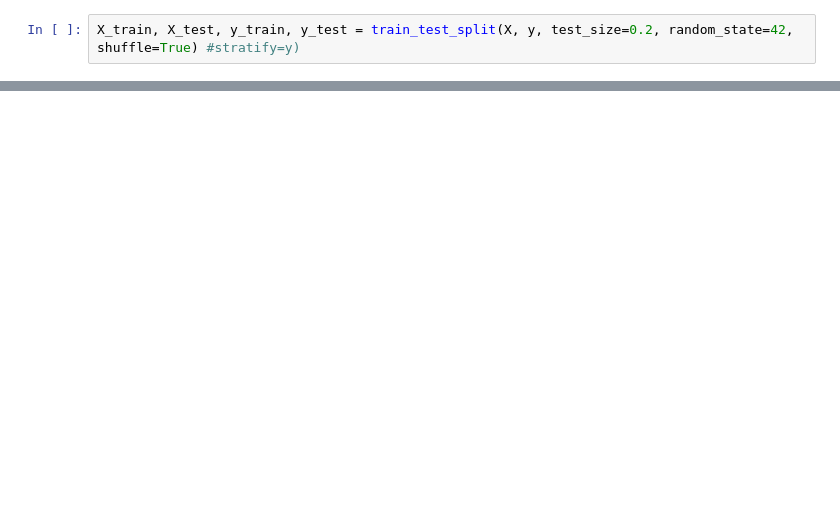
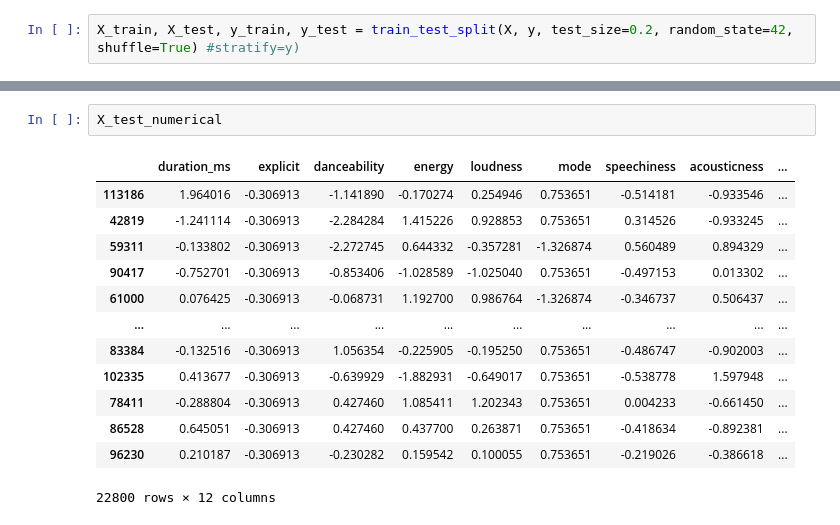
Before and after one commit to nemolino/TrackPopularityPredictor, a Jupyter notebook: notebook.ipynb, the cells around one changed output, grey strips where cells are left out. Cells and saved outputs as stored; diff of their text form; blank space fills up the shorter version.

```diff
--- a/notebook.ipynb
+++ b/notebook.ipynb
@@ -156,0 +126,16 @@ X_train_numerical
+# %%
+X_test_numerical
+# %% [output]
+|  | duration_ms | explicit | danceability | energy | loudness | mode | speechiness | acousticness | ... |
+| 113186 | 1.964016 | -0.306913 | -1.141890 | -0.170274 | 0.254946 | 0.753651 | -0.514181 | -0.933546 | ... |
+| 42819 | -1.241114 | -0.306913 | -2.284284 | 1.415226 | 0.928853 | 0.753651 | 0.314526 | -0.933245 | ... |
+| 59311 | -0.133802 | -0.306913 | -2.272745 | 0.644332 | -0.357281 | -1.326874 | 0.560489 | 0.894329 | ... |
+| 90417 | -0.752701 | -0.306913 | -0.853406 | -1.028589 | -1.025040 | 0.753651 | -0.497153 | 0.013302 | ... |
+| 61000 | 0.076425 | -0.306913 | -0.068731 | 1.192700 | 0.986764 | -1.326874 | -0.346737 | 0.506437 | ... |
+| ... | ... | ... | ... | ... | ... | ... | ... | ... | ... |
+| 83384 | -0.132516 | -0.306913 | 1.056354 | -0.225905 | -0.195250 | 0.753651 | -0.486747 | -0.902003 | ... |
+| 102335 | 0.413677 | -0.306913 | -0.639929 | -1.882931 | -0.649017 | 0.753651 | -0.538778 | 1.597948 | ... |
+| 78411 | -0.288804 | -0.306913 | 0.427460 | 1.085411 | 1.202343 | 0.753651 | 0.004233 | -0.661450 | ... |
+| 86528 | 0.645051 | -0.306913 | 0.427460 | 0.437700 | 0.263871 | 0.753651 | -0.418634 | -0.892381 | ... |
+| 96230 | 0.210187 | -0.306913 | -0.230282 | 0.159542 | 0.100055 | 0.753651 | -0.219026 | -0.386618 | ... |
+22800 rows × 12 columns
```
Also changed, not shown: parts of 50 cells of this notebook.
